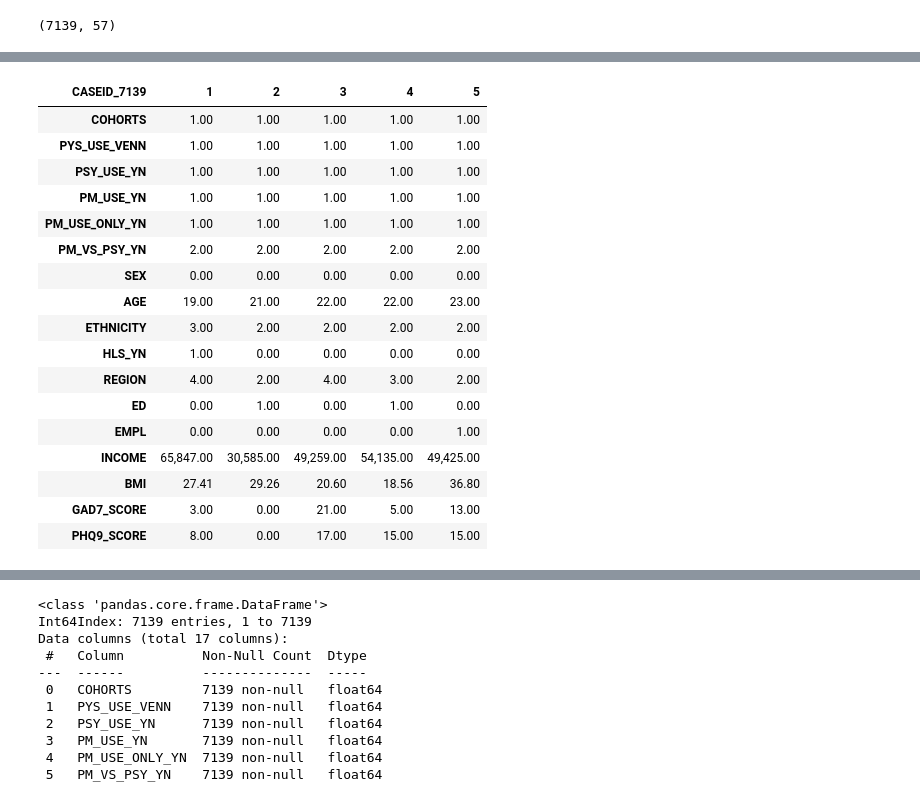
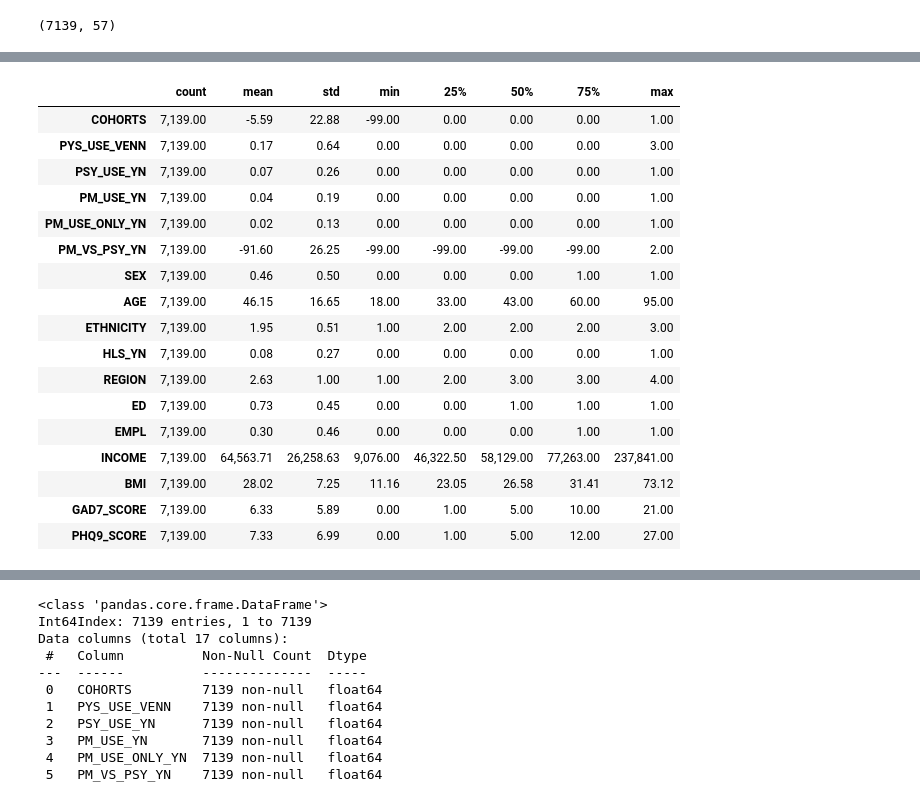
Before and after one commit to freedom-780/Psychedelic-Depression-Nexus-Predictive-Analysis-of-Patient-Outcomes, a Jupyter notebook: Psychedelic_mushrooms.ipynb, the cells around one changed output, grey strips where cells are left out. Cells and saved outputs as stored; diff of their text form; code cells hidden in the pictures.

```diff
--- a/Psychedelic_mushrooms.ipynb
+++ b/Psychedelic_mushrooms.ipynb
@@ -50,21 +61,21 @@ df.drop(df.columns.difference(columns_keep), 1, inplace=True)
 # %%
-df.head().T
+df.describe().T
 # %% [output]
-| CASEID_7139 | 1 | 2 | 3 | 4 | 5 |
-| COHORTS | 1.00 | 1.00 | 1.00 | 1.00 | 1.00 |
-| PYS_USE_VENN | 1.00 | 1.00 | 1.00 | 1.00 | 1.00 |
-| PSY_USE_YN | 1.00 | 1.00 | 1.00 | 1.00 | 1.00 |
-| PM_USE_YN | 1.00 | 1.00 | 1.00 | 1.00 | 1.00 |
-| PM_USE_ONLY_YN | 1.00 | 1.00 | 1.00 | 1.00 | 1.00 |
-| PM_VS_PSY_YN | 2.00 | 2.00 | 2.00 | 2.00 | 2.00 |
-| SEX | 0.00 | 0.00 | 0.00 | 0.00 | 0.00 |
-| AGE | 19.00 | 21.00 | 22.00 | 22.00 | 23.00 |
-| ETHNICITY | 3.00 | 2.00 | 2.00 | 2.00 | 2.00 |
-| HLS_YN | 1.00 | 0.00 | 0.00 | 0.00 | 0.00 |
-| REGION | 4.00 | 2.00 | 4.00 | 3.00 | 2.00 |
-| ED | 0.00 | 1.00 | 0.00 | 1.00 | 0.00 |
-| EMPL | 0.00 | 0.00 | 0.00 | 0.00 | 1.00 |
-| INCOME | 65,847.00 | 30,585.00 | 49,259.00 | 54,135.00 | 49,425.00 |
-| BMI | 27.41 | 29.26 | 20.60 | 18.56 | 36.80 |
-| GAD7_SCORE | 3.00 | 0.00 | 21.00 | 5.00 | 13.00 |
-| PHQ9_SCORE | 8.00 | 0.00 | 17.00 | 15.00 | 15.00 |
+|  | count | mean | std | min | 25% | 50% | 75% | max |
+| COHORTS | 7,139.00 | -5.59 | 22.88 | -99.00 | 0.00 | 0.00 | 0.00 | 1.00 |
+| PYS_USE_VENN | 7,139.00 | 0.17 | 0.64 | 0.00 | 0.00 | 0.00 | 0.00 | 3.00 |
+| PSY_USE_YN | 7,139.00 | 0.07 | 0.26 | 0.00 | 0.00 | 0.00 | 0.00 | 1.00 |
+| PM_USE_YN | 7,139.00 | 0.04 | 0.19 | 0.00 | 0.00 | 0.00 | 0.00 | 1.00 |
+| PM_USE_ONLY_YN | 7,139.00 | 0.02 | 0.13 | 0.00 | 0.00 | 0.00 | 0.00 | 1.00 |
+| PM_VS_PSY_YN | 7,139.00 | -91.60 | 26.25 | -99.00 | -99.00 | -99.00 | -99.00 | 2.00 |
+| SEX | 7,139.00 | 0.46 | 0.50 | 0.00 | 0.00 | 0.00 | 1.00 | 1.00 |
+| AGE | 7,139.00 | 46.15 | 16.65 | 18.00 | 33.00 | 43.00 | 60.00 | 95.00 |
+| ETHNICITY | 7,139.00 | 1.95 | 0.51 | 1.00 | 2.00 | 2.00 | 2.00 | 3.00 |
+| HLS_YN | 7,139.00 | 0.08 | 0.27 | 0.00 | 0.00 | 0.00 | 0.00 | 1.00 |
+| REGION | 7,139.00 | 2.63 | 1.00 | 1.00 | 2.00 | 3.00 | 3.00 | 4.00 |
+| ED | 7,139.00 | 0.73 | 0.45 | 0.00 | 0.00 | 1.00 | 1.00 | 1.00 |
+| EMPL | 7,139.00 | 0.30 | 0.46 | 0.00 | 0.00 | 0.00 | 1.00 | 1.00 |
+| INCOME | 7,139.00 | 64,563.71 | 26,258.63 | 9,076.00 | 46,322.50 | 58,129.00 | 77,263.00 | 237,841.00 |
+| BMI | 7,139.00 | 28.02 | 7.25 | 11.16 | 23.05 | 26.58 | 31.41 | 73.12 |
+| GAD7_SCORE | 7,139.00 | 6.33 | 5.89 | 0.00 | 1.00 | 5.00 | 10.00 | 21.00 |
+| PHQ9_SCORE | 7,139.00 | 7.33 | 6.99 | 0.00 | 1.00 | 5.00 | 12.00 | 27.00 |
```
Also changed, not shown: parts of 10 cells of this notebook.
